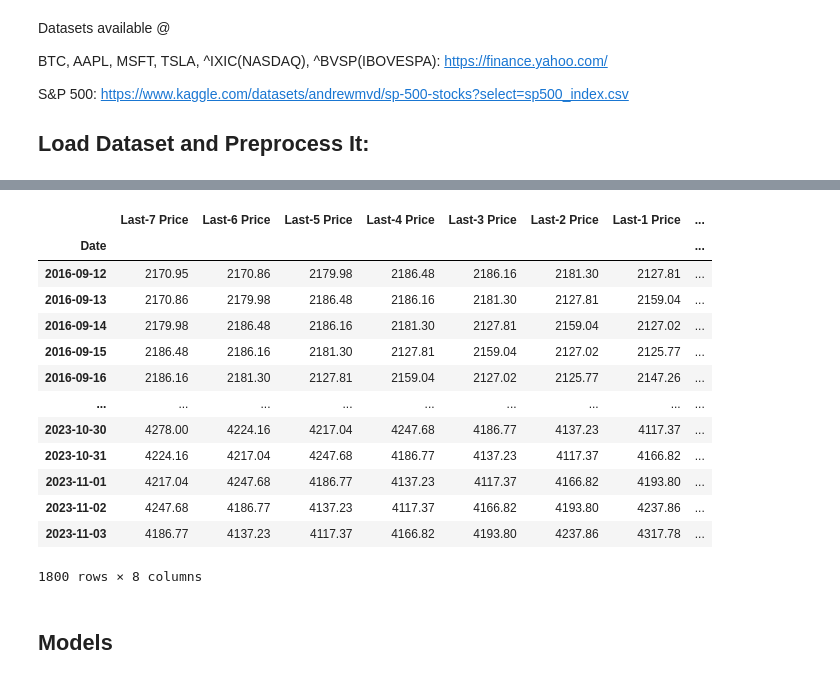
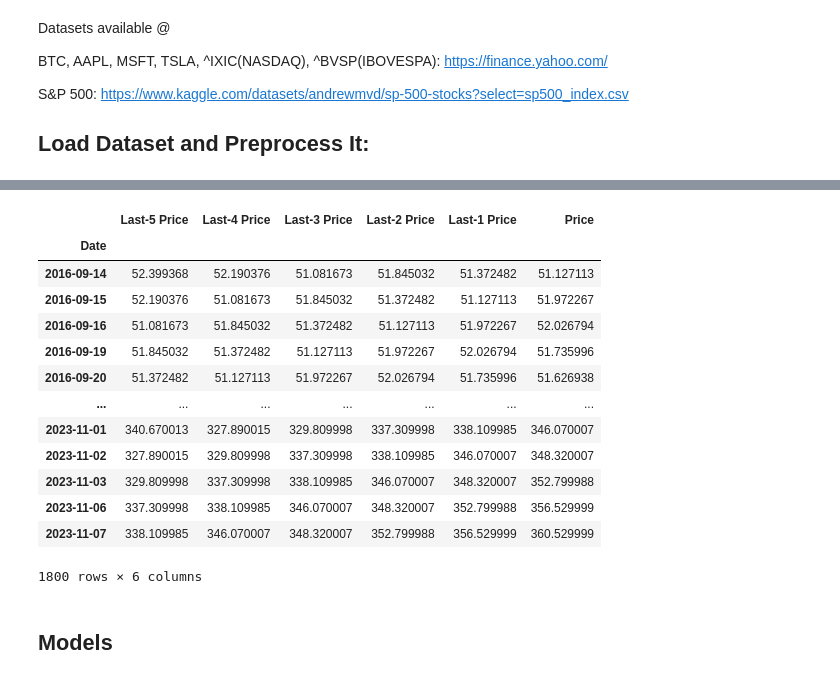
Before and after one commit to wallacelw/Price-Forecasting-With-LSTM, a Jupyter notebook: Prices_Forecasting_with_LSTM.ipynb, the cells around one changed output, grey strips where cells are left out. Cells and saved outputs as stored; diff of their text form; code cells hidden in the pictures.

```diff
--- a/Prices_Forecasting_with_LSTM.ipynb
+++ b/Prices_Forecasting_with_LSTM.ipynb
@@ -23,7 +23,7 @@ def str_to_datetime(s):
 
 price_dict = {
     "Adj Close" : "Price",
-    "S&P500" : "Price"
+    "S&P500" : "Price",
 }
 
 def load_df(filename):
@@ -47,7 +47,7 @@ def load_df(filename):
     return df
 
 
-df = load_df("sp500_index.csv")
+df = load_df("MSFT.csv")
 
 df
 # %% [output]
@@ -77,43 +77,44 @@ Text(0.5, 1.0, 'Full Dataset')
 # %%
 # Choose the amount of days to consider from the dataset
 days = 1800 # 0 for everything
 
 # numbers of days to consider in the input of the model
-lookback = 7
+lookback = 5
 
 
-def df_to_windowed(df, n=lookback, daysSelected=days):
+def df_to_windowed(fullDF, n=lookback, daysSelected=days):
     """
     Create a windowed Dataframe (converting into a supervised problem).
     Therefore, the last {lookback} days prices will be the (input)
     and will generate the next day price (output)
     """
 
     tmp_df = pd.DataFrame()
     for i in range(n, 0, -1):
-        tmp_df[f"Last-{i} Price"] = df["Price"].shift(periods=i)
-    tmp_df["Price"] = df["Price"]
+        tmp_df[f"Last-{i} Price"] = fullDF["Price"].shift(periods=i)
+    tmp_df["Price"] = fullDF["Price"]
 
     return tmp_df.dropna()[-daysSelected:]
+
 
 windowed_df = df_to_windowed(df)
 
 windowed_df
 # %% [output]
-|  | Last-7 Price | Last-6 Price | Last-5 Price | Last-4 Price | Last-3 Price | Last-2 Price | Last-1 Price | ... |
-| Date |  |  |  |  |  |  |  | ... |
-| 2016-09-12 | 2170.95 | 2170.86 | 2179.98 | 2186.48 | 2186.16 | 2181.30 | 2127.81 | ... |
-| 2016-09-13 | 2170.86 | 2179.98 | 2186.48 | 2186.16 | 2181.30 | 2127.81 | 2159.04 | ... |
-| 2016-09-14 | 2179.98 | 2186.48 | 2186.16 | 2181.30 | 2127.81 | 2159.04 | 2127.02 | ... |
-| 2016-09-15 | 2186.48 | 2186.16 | 2181.30 | 2127.81 | 2159.04 | 2127.02 | 2125.77 | ... |
-| 2016-09-16 | 2186.16 | 2181.30 | 2127.81 | 2159.04 | 2127.02 | 2125.77 | 2147.26 | ... |
-| ... | ... | ... | ... | ... | ... | ... | ... | ... |
-| 2023-10-30 | 4278.00 | 4224.16 | 4217.04 | 4247.68 | 4186.77 | 4137.23 | 4117.37 | ... |
-| 2023-10-31 | 4224.16 | 4217.04 | 4247.68 | 4186.77 | 4137.23 | 4117.37 | 4166.82 | ... |
-| 2023-11-01 | 4217.04 | 4247.68 | 4186.77 | 4137.23 | 4117.37 | 4166.82 | 4193.80 | ... |
-| 2023-11-02 | 4247.68 | 4186.77 | 4137.23 | 4117.37 | 4166.82 | 4193.80 | 4237.86 | ... |
-| 2023-11-03 | 4186.77 | 4137.23 | 4117.37 | 4166.82 | 4193.80 | 4237.86 | 4317.78 | ... |
+|  | Last-5 Price | Last-4 Price | Last-3 Price | Last-2 Price | Last-1 Price | Price |
+| Date |  |  |  |  |  |  |
+| 2016-09-14 | 52.399368 | 52.190376 | 51.081673 | 51.845032 | 51.372482 | 51.127113 |
+| 2016-09-15 | 52.190376 | 51.081673 | 51.845032 | 51.372482 | 51.127113 | 51.972267 |
+| 2016-09-16 | 51.081673 | 51.845032 | 51.372482 | 51.127113 | 51.972267 | 52.026794 |
+| 2016-09-19 | 51.845032 | 51.372482 | 51.127113 | 51.972267 | 52.026794 | 51.735996 |
+| 2016-09-20 | 51.372482 | 51.127113 | 51.972267 | 52.026794 | 51.735996 | 51.626938 |
+| ... | ... | ... | ... | ... | ... | ... |
+| 2023-11-01 | 340.670013 | 327.890015 | 329.809998 | 337.309998 | 338.109985 | 346.070007 |
+| 2023-11-02 | 327.890015 | 329.809998 | 337.309998 | 338.109985 | 346.070007 | 348.320007 |
+| 2023-11-03 | 329.809998 | 337.309998 | 338.109985 | 346.070007 | 348.320007 | 352.799988 |
+| 2023-11-06 | 337.309998 | 338.109985 | 346.070007 | 348.320007 | 352.799988 | 356.529999 |
+| 2023-11-07 | 338.109985 | 346.070007 | 348.320007 | 352.799988 | 356.529999 | 360.529999 |
-1800 rows × 8 columns
+1800 rows × 6 columns
 # %% [markdown]
 ## Models
 # %%
```
Also changed, not shown: parts of 6 cells of this notebook.
